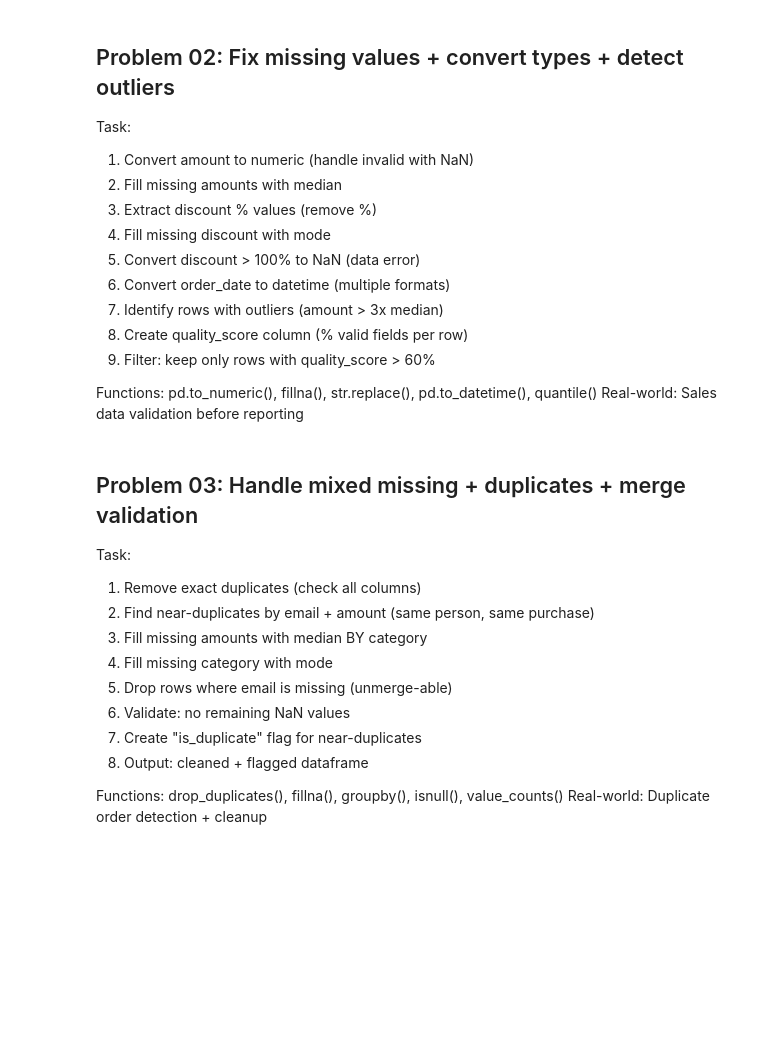
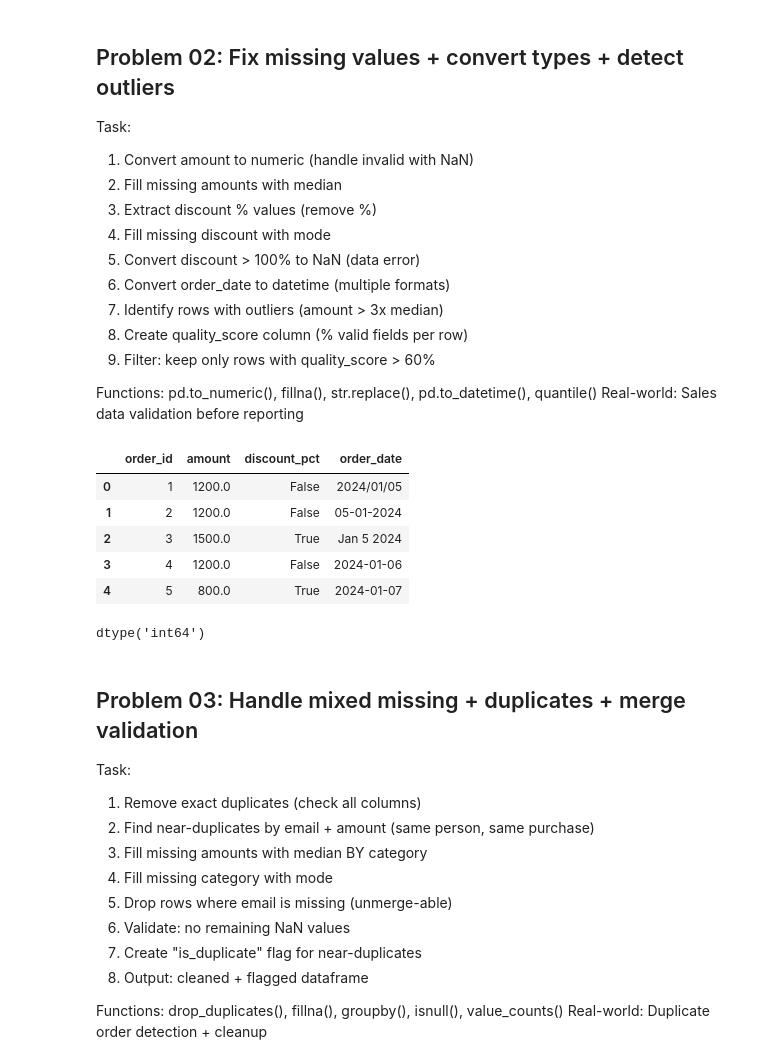
Before and after one commit to yashdeep-patil/Pandas, a Jupyter notebook: pandas_50_real_world_problems.ipynb, the cells around one changed output. Drawn from its saved outputs; the diff is of its cells as text; code cells hidden in the pictures; blank space fills up the shorter version.

Commit message:
Added Problems

```diff
--- a/pandas_50_real_world_problems.ipynb
+++ b/pandas_50_real_world_problems.ipynb
@@ -61,3 +76,23 @@ sales_df = pd.DataFrame({
+# %%
+# Write your Problem 02 solution her
+sales_df['amount'] = pd.to_numeric(sales_df['amount'],errors='coerce')
+sales_df['amount'] = sales_df['amount'].fillna(sales_df['amount'].median())
+sales_df['discount_pct'] = sales_df['discount_pct'].str.replace('%','')
+sales_df['discount_pct'] = sales_df['discount_pct'].fillna(sales_df['discount_pct'].mode())
+sales_df['discount_pct'] = pd.to_numeric(sales_df['discount_pct'],errors='coerce')
+sales_df['discount_pct'] = sales_df['discount_pct'] > 100
+sales_df
+# %% [output]
+|  | order_id | amount | discount_pct | order_date |
+| 0 | 1 | 1200.0 | False | 2024/01/05 |
+| 1 | 2 | 1200.0 | False | 05-01-2024 |
+| 2 | 3 | 1500.0 | True | Jan 5 2024 |
+| 3 | 4 | 1200.0 | False | 2024-01-06 |
+| 4 | 5 | 800.0 | True | 2024-01-07 |
+# %%
+sales_df['discount_pct'].dtype
+# %% [output]
+dtype('int64')
 # %% [markdown]
 ## Problem 03: Handle mixed missing + duplicates + merge validation
 
```
Also changed, not shown: parts of 4 cells of this notebook.
